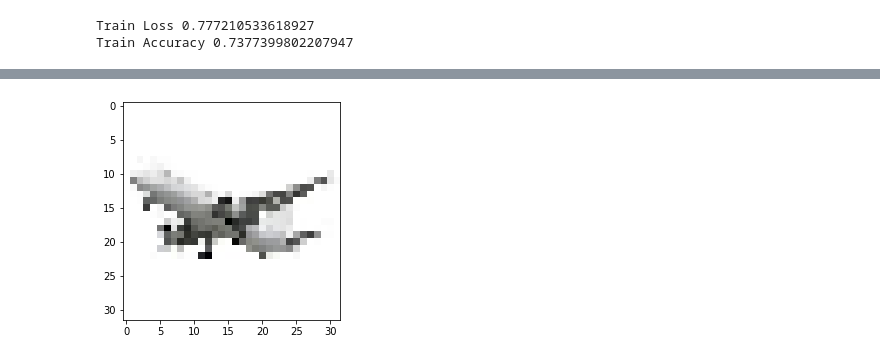
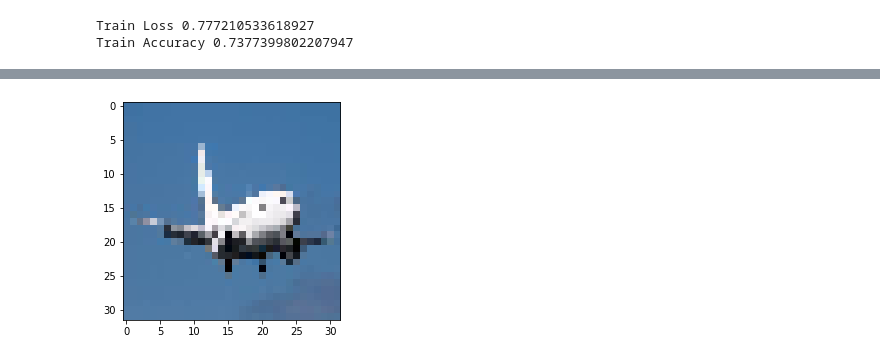
Before and after one commit to DinhQuocTuan0108/Bai-tap, a Jupyter notebook: BUOI7.ipynb, the cells around one changed output, grey strips where cells are left out. Drawn from its saved outputs; the diff is of its cells as text; code cells hidden in the pictures.

```diff
--- a/BUOI7.ipynb
+++ b/BUOI7.ipynb
@@ -121,7 +121,7 @@ Train Accuracy 0.7377399802207947
 from keras.model import load_model
 model00=load_model("CIFAR10.h5")
 # %%
-img = load_img('/25.jpg',target_size=(32,32,3))
+img = load_img('/27.jpg',target_size=(32,32,3))
 plt.imshow(img)
 img=img_to_array(img)
 img=img.reshape(1,32*32*3)
@@ -155 +155 @@ plane
-[figure, old version]
+[figure, new version]
```
Also changed, not shown: parts of 1 cell of this notebook.
